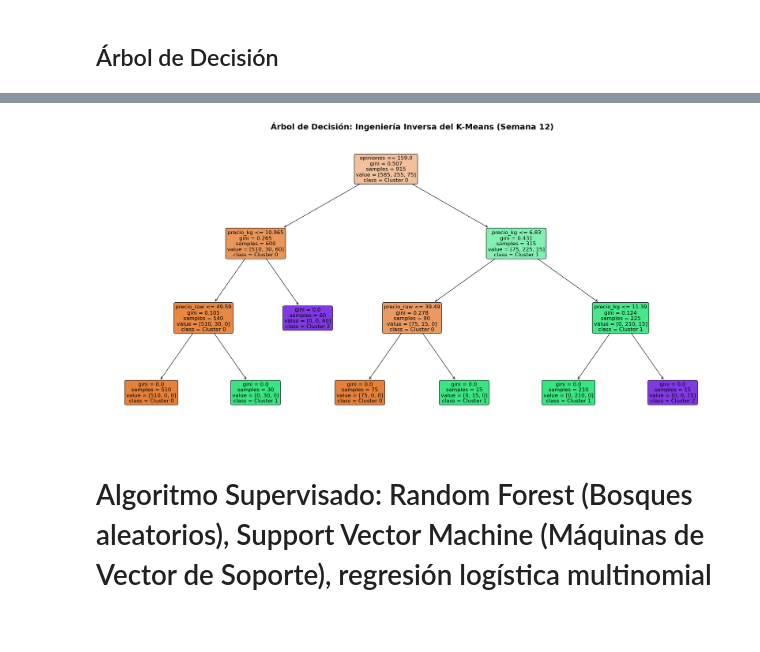
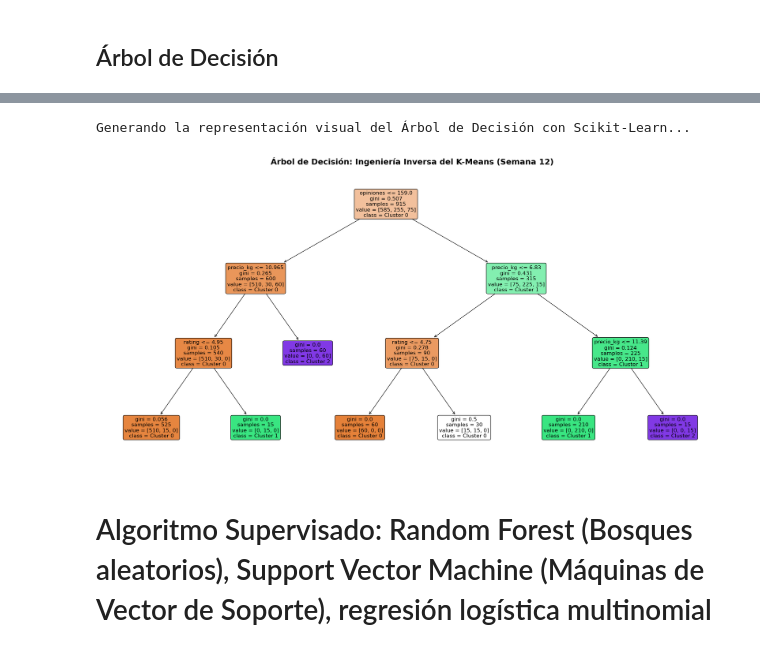
Before and after one commit to IICG-Coquimbo/practica-proyecto-equipo-agrotech, a Jupyter notebook: semanas/Semana 13/Supervisados_Clasificacion.ipynb, the cells around one changed output, grey strips where cells are left out. Cells and saved outputs as stored; diff of their text form; code cells hidden in the pictures.

Commit message:
Trabajo en clases de semana 13, junto con ticket de salida en el archivo Supervisados_Clasificacion

```diff
--- a/semanas/Semana 13/Supervisados_Clasificacion.ipynb
+++ b/semanas/Semana 13/Supervisados_Clasificacion.ipynb
@@ -106,38 +191,40 @@ DecisionTreeClassificationModel: uid=DecisionTreeClassifier_18c7bc4ef974, depth=
 # %%
 import matplotlib.pyplot as plt
 from sklearn.tree import plot_tree
 from sklearn.tree import DecisionTreeClassifier as SklearnClassifier
 
-# 1. Convertimos una muestra de nuestro DataFrame de Spark a Pandas para Scikit-Learn
-df_pandas = df_supervisado.select("precio_kg", "rating", "opiniones", "precio_raw", "label").toPandas()
+print("Generando la representación visual del Árbol de Decisión con Scikit-Learn...")
+
+# 1. Adaptado: Seleccionamos solo las columnas reales existentes en tu df_supervisado
+df_pandas = df_supervisado.select("precio_kg", "rating", "opiniones", "label").toPandas()
 
 # 2. Separamos las características (X) y la etiqueta (y)
-X_muestra = df_pandas[["precio_kg", "rating", "opiniones", "precio_raw"]]
+X_muestra = df_pandas[["precio_kg", "rating", "opiniones"]]
 y_muestra = df_pandas["label"]
 
-# 3. Creamos ENTRENAMOS el modelo de Scikit-Learn (¡Aquí es donde se corrige el error!)
-sk_dt = SklearnClassifier(max_depth=3, random_state=42) # Limitamos la profundidad a 3 para que no sea gigante
+# 3. Entrenamos el modelo de Scikit-Learn de forma local
+sk_dt = SklearnClassifier(max_depth=3, random_state=42) # Profundidad 3 para un gráfico limpio y legible
 sk_dt.fit(X_muestra, y_muestra)
 
-# 4. Configuramos las etiquetas para el gráfico
-nombres_features = ["precio_kg", "rating", "opiniones", "precio_raw"]
-# Convertimos los números de cluster a texto para que sea más didáctico
+# 4. Configuramos las etiquetas para el gráfico basándonos en las columnas reales
+nombres_features = ["precio_kg", "rating", "opiniones"]
 nombres_clases = [f"Cluster {int(c)}" for c in sorted(y_muestra.unique())]
 
 # 5. Dibujamos el árbol de forma visual
-plt.figure(figsize=(20, 10), dpi=100) # Tamaño grande y buena resolución
+plt.figure(figsize=(20, 10), dpi=100) # Tamaño amplio para leer los nodos sin que se amontonen
 plot_tree(sk_dt,
           feature_names=nombres_features,
           class_names=nombres_clases,
-          filled=True,      # Le pone colores según la clase mayoritaria
-          rounded=True,     # Bordes redondeados para estética
-          fontsize=12)      # Tamaño de letra legible
+          filled=True,      # Colores didácticos por nodo
+          rounded=True,     # Bordes estéticos
+          fontsize=12)      # Tamaño de fuente legible
 
 plt.title("Árbol de Decisión: Ingeniería Inversa del K-Means (Semana 12)", fontsize=18, fontweight='bold')
 plt.tight_layout()
 plt.show()
 # %% [output]
+Generando la representación visual del Árbol de Decisión con Scikit-Learn...
-[figure, old version]
+[figure, new version]
 # %% [markdown]
 # Algoritmo Supervisado: Random Forest (Bosques aleatorios), Support Vector Machine (Máquinas de Vector de Soporte), regresión logística multinomial
 # %%
```
Also changed, not shown: parts of 11 cells of this notebook, 1 other file.
